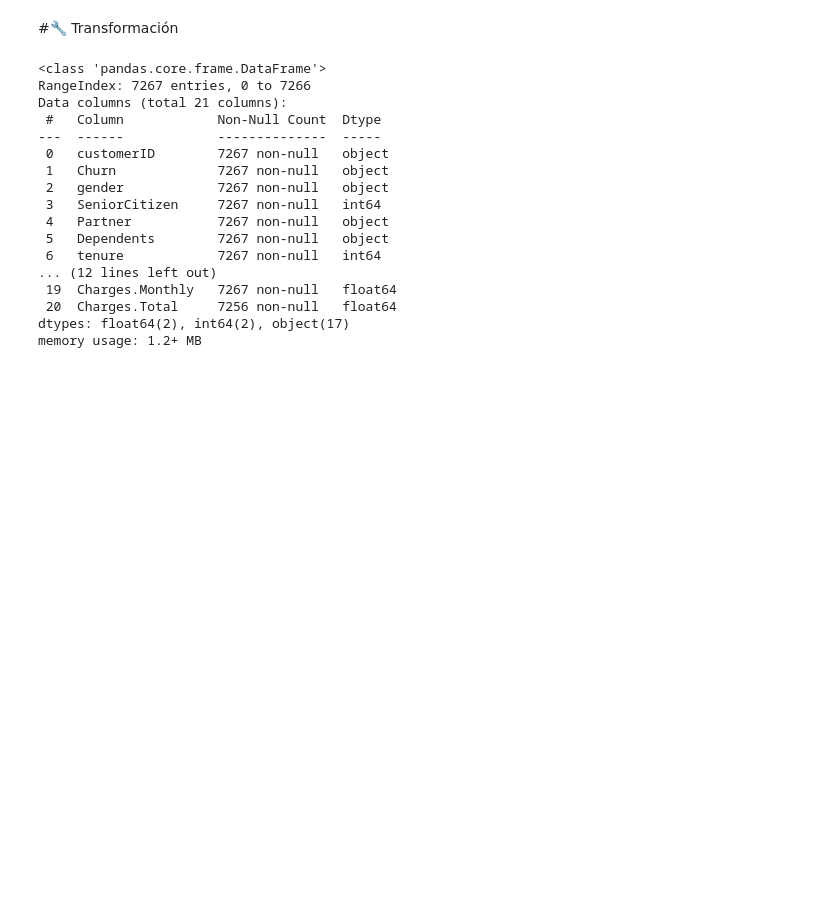
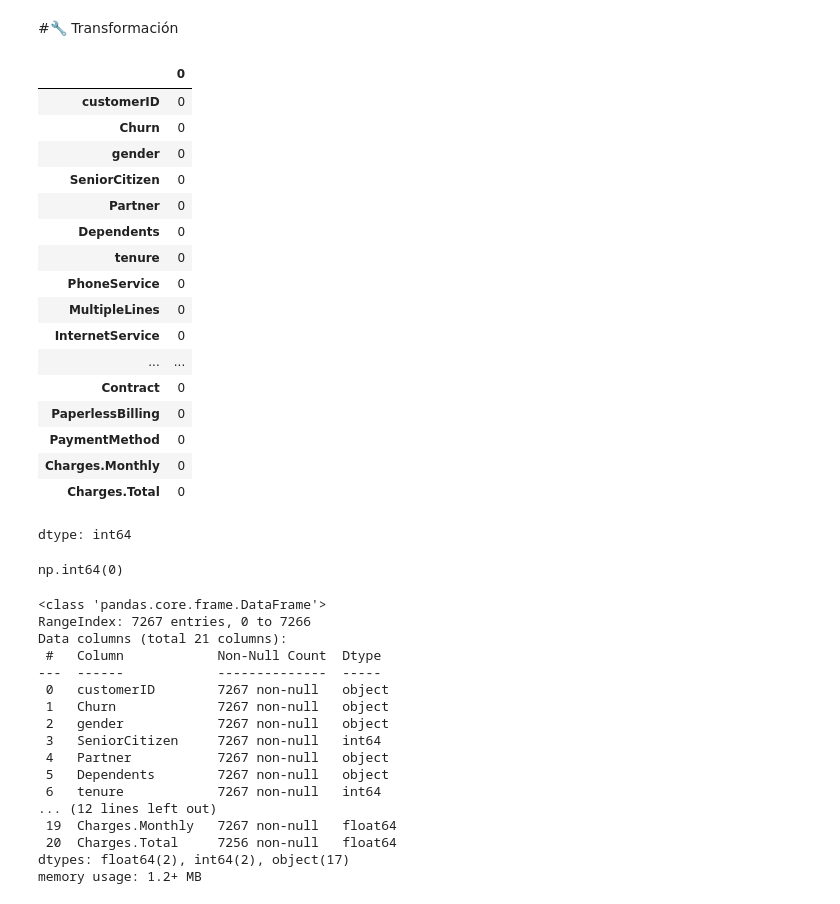
Before and after one commit to RaulMirabal28/challenge2-data-science-LATAM, a Jupyter notebook: TelecomX_LATAM.ipynb, the cells around one changed output. Drawn from its saved outputs; the diff is of its cells as text; code cells hidden in the pictures; blank space fills up the shorter version.

```diff
--- a/TelecomX_LATAM.ipynb
+++ b/TelecomX_LATAM.ipynb
@@ -54,4 +59,31 @@ dtypes: float64(1), int64(2), object(18)
 memory usage: 1.2+ MB
 # %% [markdown]
 #🔧 Transformación
+# %%
+valores_nulos = df_telecom.isnull().sum()
+valores_nulos
+# %% [output]
+|  | 0 |
+| customerID | 0 |
+| Churn | 0 |
+| gender | 0 |
+| SeniorCitizen | 0 |
+| Partner | 0 |
+| Dependents | 0 |
+| tenure | 0 |
+| PhoneService | 0 |
+| MultipleLines | 0 |
+| InternetService | 0 |
+| ... | ... |
+| Contract | 0 |
+| PaperlessBilling | 0 |
+| PaymentMethod | 0 |
+| Charges.Monthly | 0 |
+| Charges.Total | 0 |
+dtype: int64
+# %%
+duplicados = df_telecom.duplicated().sum()
+duplicados
+# %% [output]
+np.int64(0)
 # %%
```
Also changed, not shown: parts of 21 cells of this notebook.
